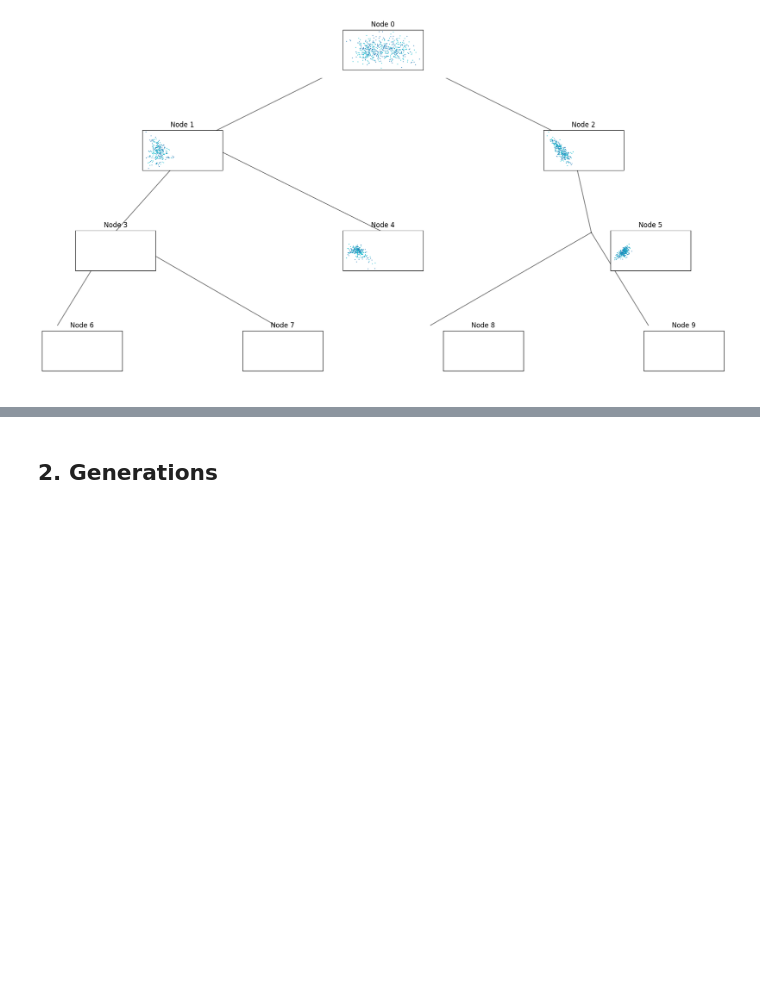
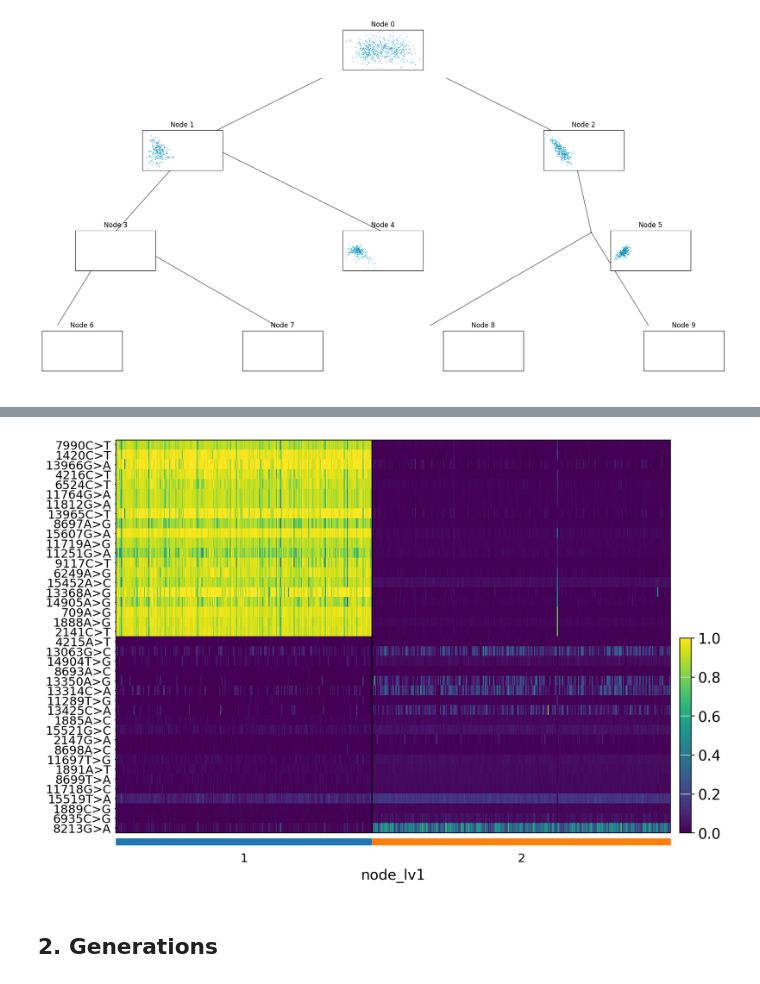
Before and after one commit to juychen/treevaerient, a Jupyter notebook: tree_exploration_SNP.ipynb, the cells around one changed output, grey strips where cells are left out. Drawn from its saved outputs; the diff is of its cells as text; code cells hidden in the pictures; blank space fills up the shorter version.

```diff
--- a/tree_exploration_SNP.ipynb
+++ b/tree_exploration_SNP.ipynb
@@ -168,0 +281,2 @@ data_tree
+# %%
+df_degs=sc.get.rank_genes_groups_df(adata,'1',key="rank_genes_node_lv1",pval_cutoff=0.05)
@@ -169,3 +320,7 @@ data_tree
+# %%
+sc.pl.heatmap(adata,  list(df_degs.head(20).names.values) + list(df_degs.tail(20).names.values), groupby='node_lv1',swap_axes=True)
+# %% [output]
+[figure, added]
 # %%
 # Compute Train NMI
 prob_leaves = predict(gen_train_eval, model, device,'prob_leaves')
```
Also changed, not shown: parts of 26 cells of this notebook, 1 other file.
